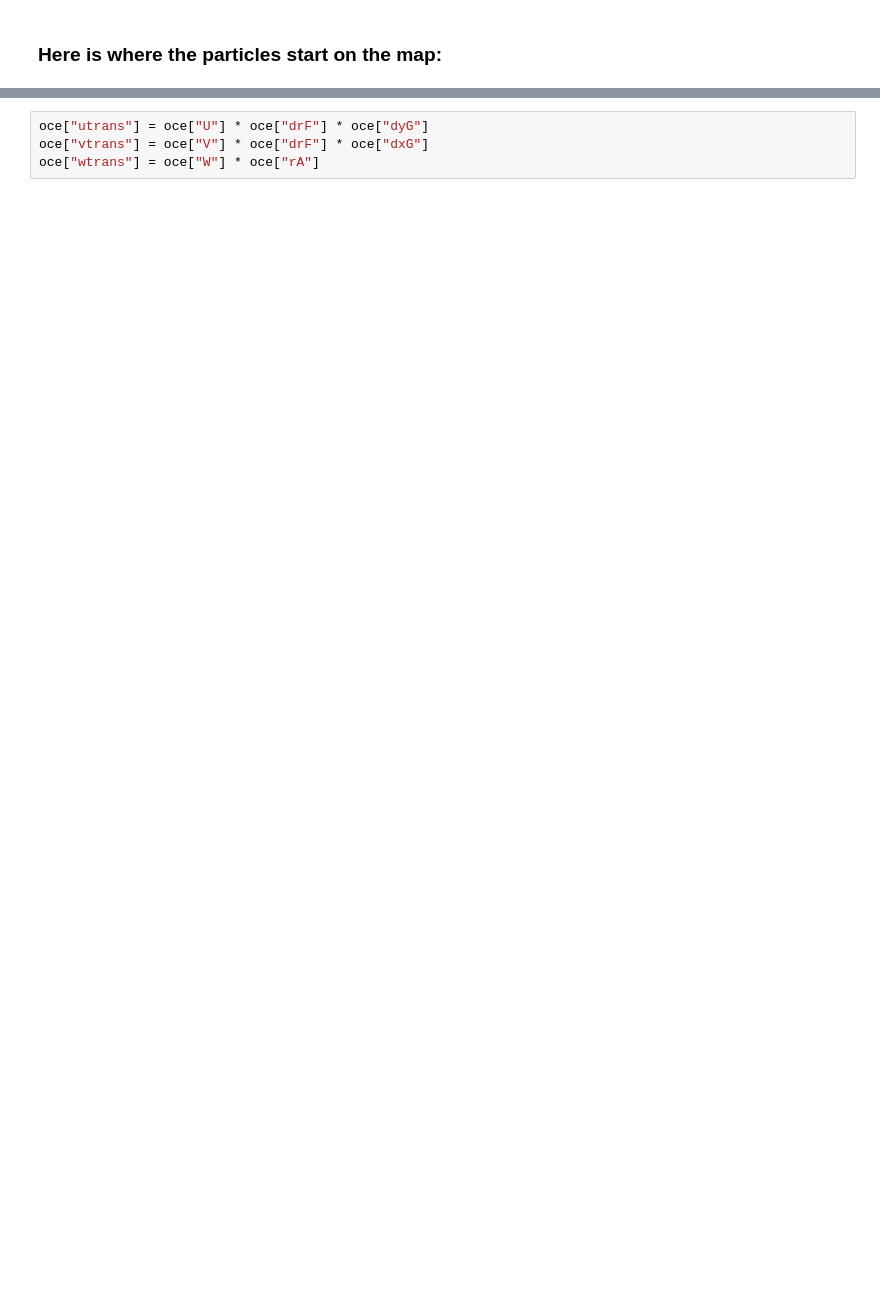
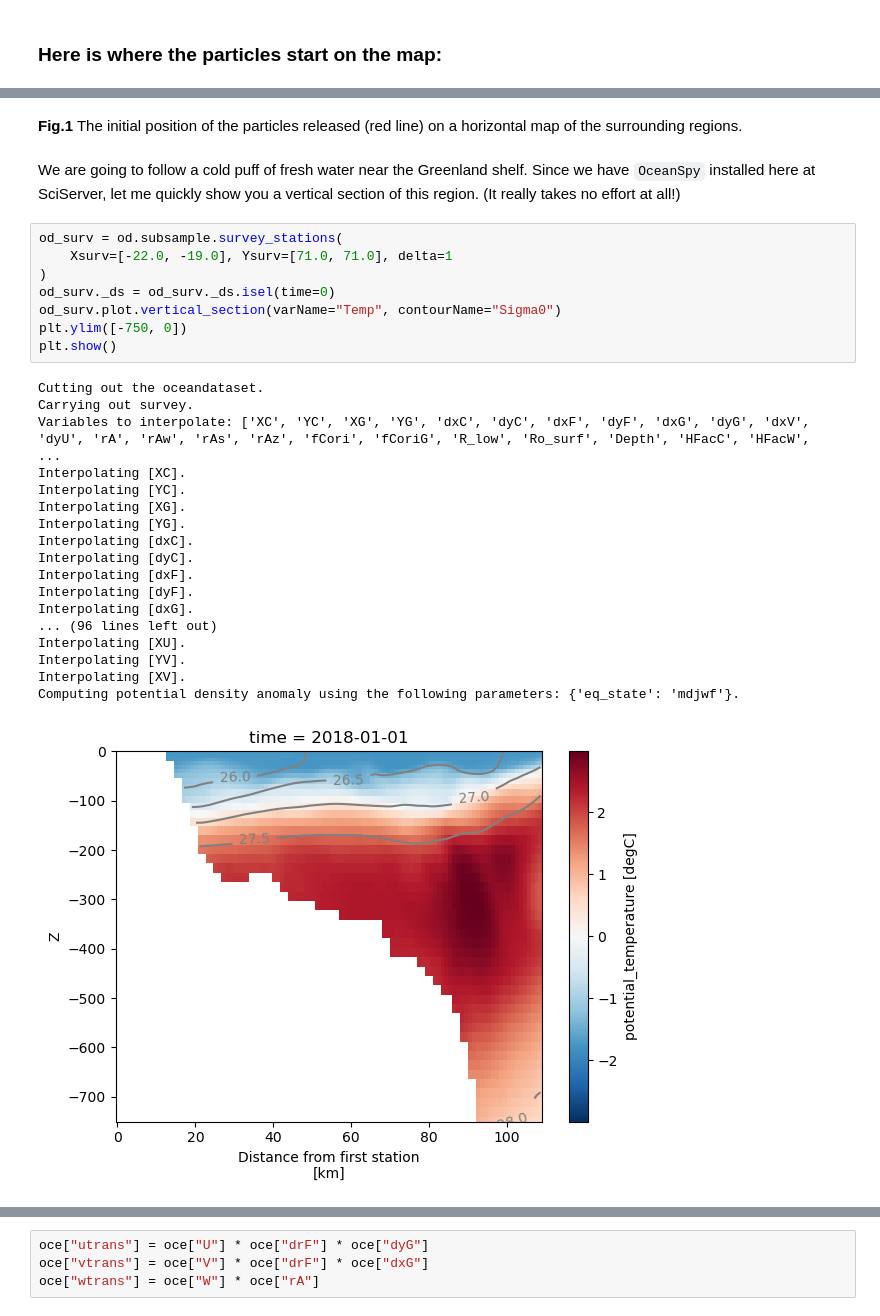
Before and after one commit to MaceKuailv/seaduck_sciserver_notebook, a Jupyter notebook: IGP.ipynb, the cells around one changed output, grey strips where cells are left out. Drawn from its saved outputs; the diff is of its cells as text; blank space fills up the shorter version.

```diff
--- a/IGP.ipynb
+++ b/IGP.ipynb
@@ -85,0 +98,31 @@ plt.show()
+# %% [markdown]
+**Fig.1** The initial position of the particles released (red line) on a horizontal map of the surrounding regions.
+# %% [markdown]
+We are going to follow a cold puff of fresh water near the Greenland shelf. Since we have `OceanSpy` installed here at SciServer, let me quickly show you a vertical section of this region. (It really takes no effort at all!)
+# %%
+od_surv = od.subsample.survey_stations(
+    Xsurv=[-22.0, -19.0], Ysurv=[71.0, 71.0], delta=1
+)
+od_surv._ds = od_surv._ds.isel(time=0)
+od_surv.plot.vertical_section(varName="Temp", contourName="Sigma0")
+plt.ylim([-750, 0])
+plt.show()
+# %% [output]
+Cutting out the oceandataset.
+Carrying out survey.
+Variables to interpolate: ['XC', 'YC', 'XG', 'YG', 'dxC', 'dyC', 'dxF', 'dyF', 'dxG', 'dyG', 'dxV', 'dyU', 'rA', 'rAw', 'rAs', 'rAz', 'fCori', 'fCoriG', 'R_low', 'Ro_surf', 'Depth', 'HFacC', 'HFacW',  ...
+Interpolating [XC].
+Interpolating [YC].
+Interpolating [XG].
+Interpolating [YG].
+Interpolating [dxC].
+Interpolating [dyC].
+Interpolating [dxF].
+Interpolating [dyF].
+Interpolating [dxG].
+... (96 lines left out)
+Interpolating [XU].
+Interpolating [YV].
+Interpolating [XV].
+Computing potential density anomaly using the following parameters: {'eq_state': 'mdjwf'}.
+[figure, added]
```
Also changed, not shown: parts of 24 cells of this notebook, 16 other files.
